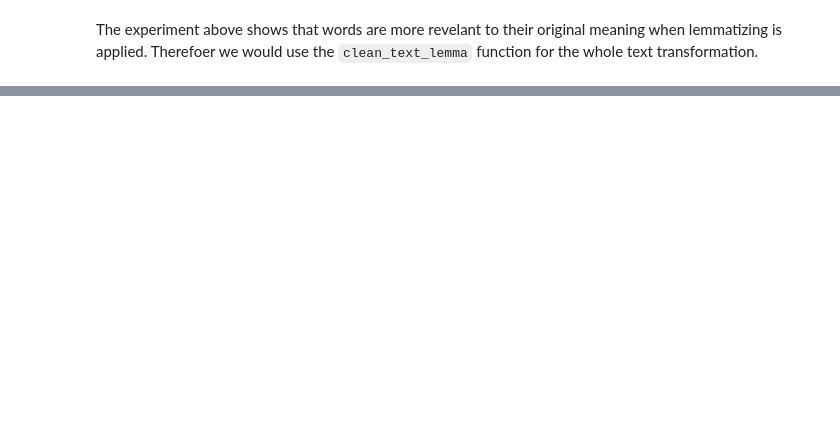
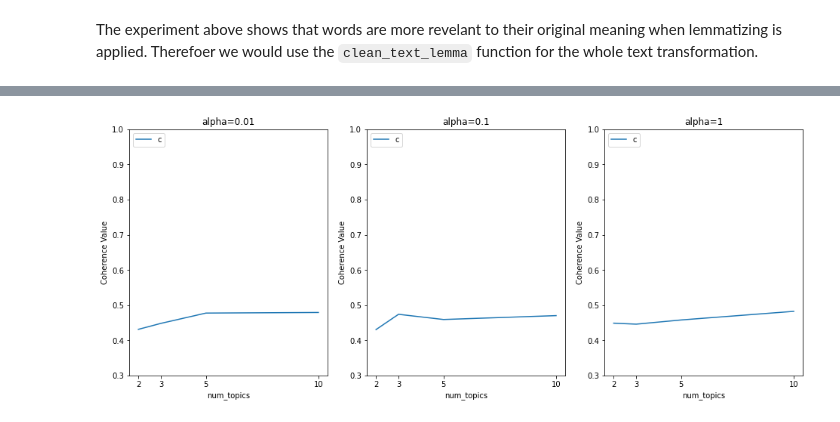
Before and after one commit to HuanSunGo/Natural_Language_Processing_Projects, a Jupyter notebook: Amazon_Review_Topic_Modeling/Amazon_Review_Topic_Modeling.ipynb, the cells around one changed output, grey strips where cells are left out. Drawn from its saved outputs; the diff is of its cells as text; code cells hidden in the pictures; blank space fills up the shorter version.

```diff
--- a/Amazon_Review_Topic_Modeling/Amazon_Review_Topic_Modeling.ipynb
+++ b/Amazon_Review_Topic_Modeling/Amazon_Review_Topic_Modeling.ipynb
@@ -585,0 +426,12 @@ df_topic_words
+# %%
+# process all the data using lemmatization
+data_lemmatized = data['review_body'].apply(lambda x: clean_text_lemma(x))
+# %%
+# create dictionary
+id2word=corpora.Dictionary(data_lemmatized)
+
+#create corpus with Term Document Frequency
+corpus=[id2word.doc2bow(text) for text in data_lemmatized]
+
+# sample
+print(corpus[2])
@@ -585,0 +562,12 @@ df_topic_words
+# %%
+# build models accross a range of num_topics and alpha(this takes a long time)
+num_topics_range= [2,3,5,10]
+
+# 1 --> high, 0.1 --> original, 0.01 --> low
+alpha_range=[0.01,0.1,1]
+model_list, coherence_values= compute_coherence_values(dictionary=id2word,corpus=corpus,texts=data_lemmatized,\
+                                                       num_topics_range=num_topics_range,alpha_range=alpha_range)
+# %%
+# change the presentation into dataframe format
+coherence_df = pd.DataFrame(coherence_values, columns=['alpha','num_topics','coherence_value'])
+coherence_df
@@ -585,0 +588,21 @@ df_topic_words
+# %%
+def plot_coherence(coherence_df,alpha_range,num_topics_range):
+    """
+    Came up with the plots that shows the change of coherence score given different combination of alpha and number of topics.
+    """
+    plt.figure(figsize=(16,6))
+    for i,val in enumerate(alpha_range):
+        # index is the index of alpha
+        plt.subplot(1,3,i+1)
+        alpha_subset=coherence_df[coherence_df['alpha']==val]
+        plt.plot(alpha_subset['num_topics'],alpha_subset['coherence_value'])
+        plt.xlabel('num_topics')
+        plt.ylabel('Coherence Value')
+        plt.title('alpha={0}'.format(val))
+        plt.ylim([0.30,1])
+        plt.legend('coherence value', loc='upper left')
+        plt.xticks(num_topics_range)
+
+plot_coherence(coherence_df,alpha_range,num_topics_range)
+# %% [output]
+[figure, added]
```
Also changed, not shown: parts of 67 cells of this notebook.
